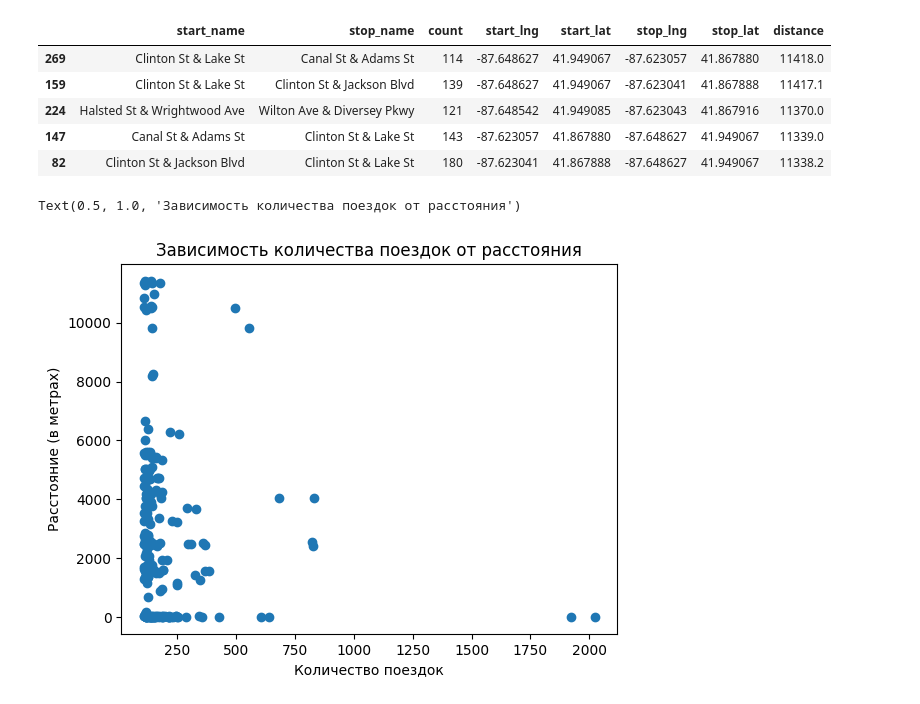
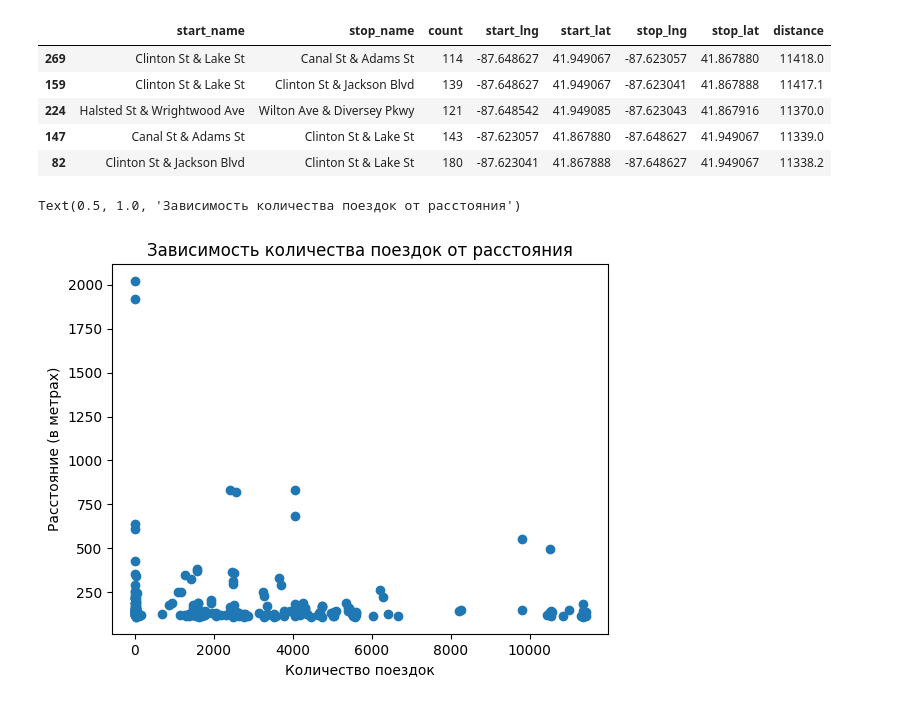
Before and after one commit to kapibarr/big-data-project, a Jupyter notebook: popular_station_2023.ipynb, the cells around one changed output. Drawn from its saved outputs; the diff is of its cells as text; code cells hidden in the pictures.

```diff
--- a/popular_station_2023.ipynb
+++ b/popular_station_2023.ipynb
@@ -223,8 +225,8 @@ top_300.head()
 # %%
-plt.scatter(top_300["count"], top_300["distance"])
+plt.scatter( top_300["distance"], top_300["count"])
 plt.xlabel("Количество поездок")
 plt.ylabel("Расстояние (в метрах)")
 plt.title("Зависимость количества поездок от расстояния")
 # %% [output]
 Text(0.5, 1.0, 'Зависимость количества поездок от расстояния')
-[figure, old version]
+[figure, new version]
```
Also changed, not shown: parts of 2 cells of this notebook, 1 other file.
